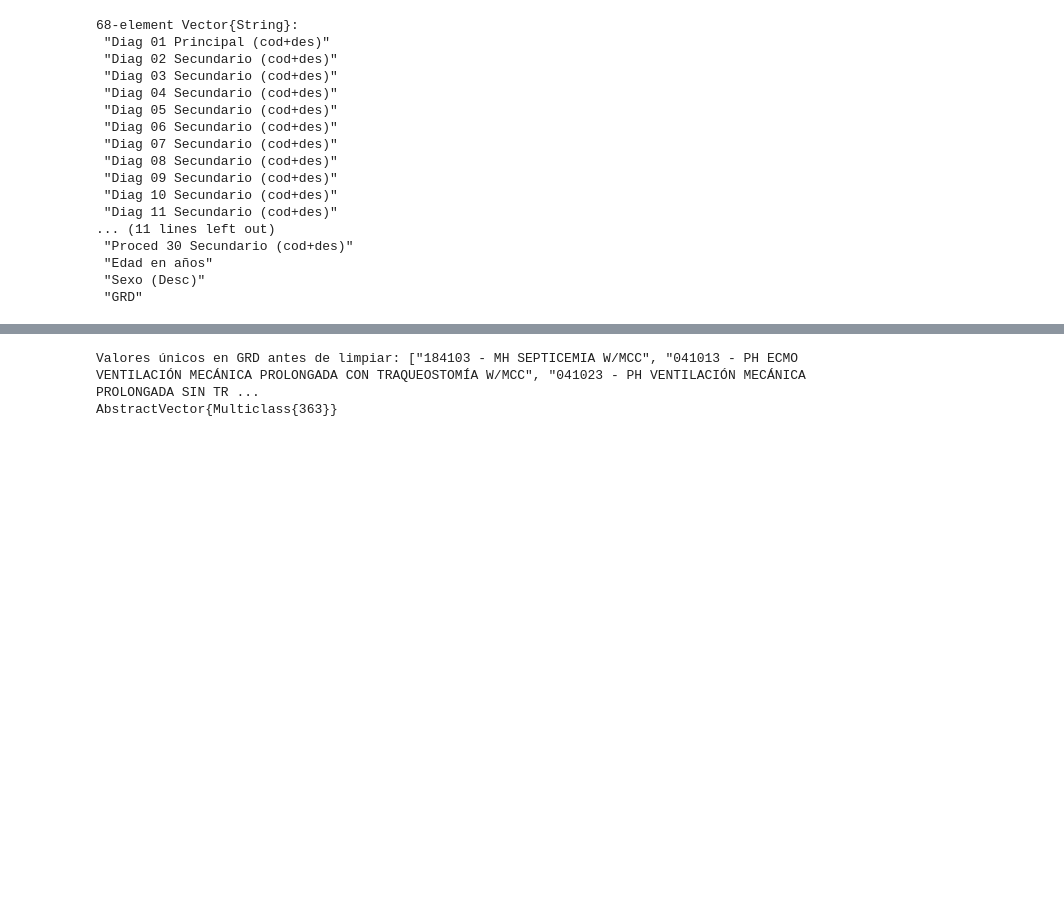
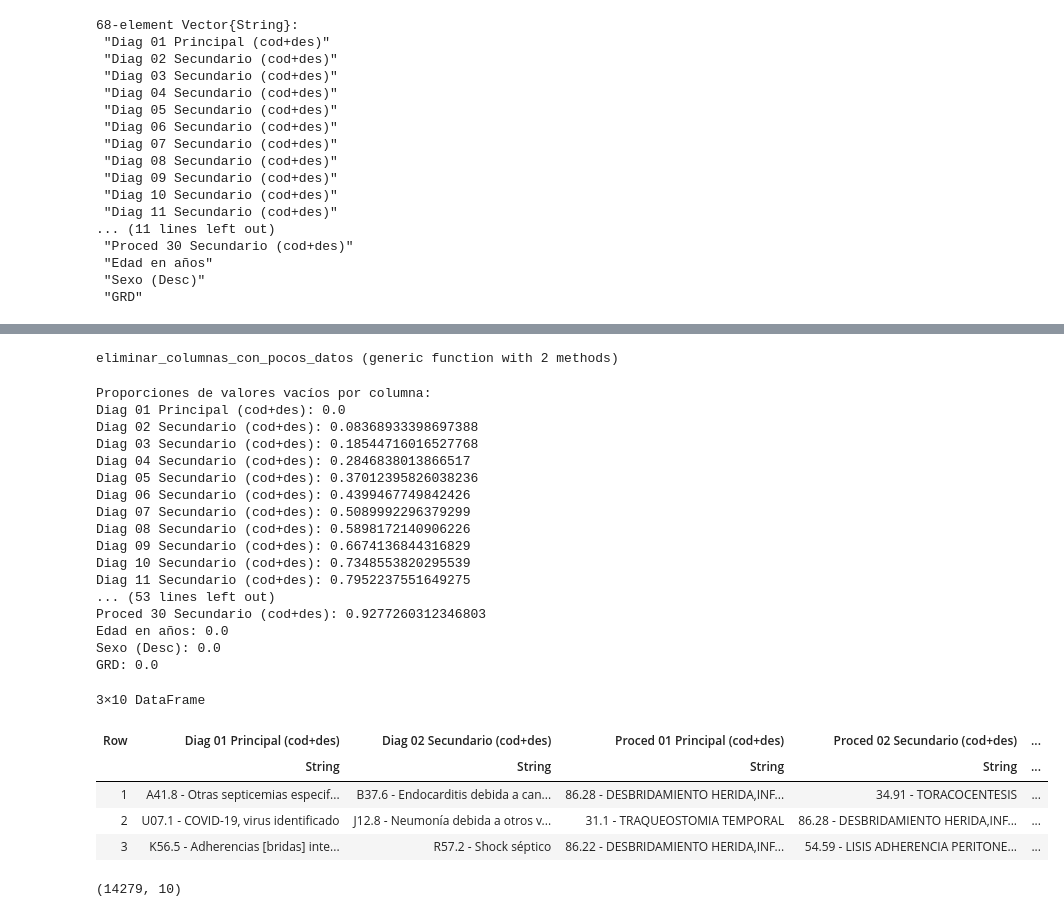
Before and after one commit to Coragg/GRDprediction, a Jupyter notebook: julia/BalancearDatos.ipynb, the cells around one changed output, grey strips where cells are left out. Saved outputs shown, nothing was run; the diff lists cells and outputs as text; code cells hidden in the pictures; blank space fills up the shorter version.

```diff
--- a/julia/BalancearDatos.ipynb
+++ b/julia/BalancearDatos.ipynb
@@ -10,7 +12,7 @@ using CSV, DataFrames, Imbalance, MLJ, MultivariateStats, CategoricalArrays
 # %%
 file_path = "../data/filtered_data_elpino.csv"
-df = CSV.read(file_path, DataFrame; missingstring=["NA", "NULL", "-"], delim=';')
-first(df, 3)
+filter_dataset = CSV.read(file_path, DataFrame; missingstring=["NA", "NULL", "-"], delim=';')
+first(filter_dataset, 3)
 # %% [output]
 3×68 DataFrame
 | Row | Diag 01 Principal (cod+des) | Diag 02 Secundario (cod+des) | Diag 03 Secundario (cod+des) | Diag 04 Secundario (cod+des) | ... |
@@ -114,21 +43,39 @@ df."Sexo (Desc)" = levelcode.(categorical(df."Sexo (Desc)"))  # Convertir sexo a
-# %%
-# Verificar valores únicos en GRD
-println("Valores únicos en GRD antes de limpiar: ", unique(df."GRD"))
-
-# Eliminar filas donde GRD es missing o vacío
-filter!(row -> !ismissing(row."GRD") && !isempty(string(row."GRD")), df)
-
-# 2. Convertir a categórico con manejo seguro
-try
-    df."GRD" = categorical(df."GRD")
-catch e
-    @warn "Error al convertir GRD a categórico: $e"
-    # Si falla, forzar tipo String primero
-    df."GRD" = categorical(string.(df."GRD"))
-end
-
-# Verificar resultado
-println(scitype(df."GRD"))  # Debería mostrar AbstractVector{<:Finite}
-# %% [output]
-Valores únicos en GRD antes de limpiar: ["184103 - MH SEPTICEMIA W/MCC", "041013 - PH ECMO VENTILACIÓN MECÁNICA PROLONGADA CON TRAQUEOSTOMÍA W/MCC", "041023 - PH VENTILACIÓN MECÁNICA PROLONGADA SIN TR ...
-AbstractVector{Multiclass{363}}
+# %%
+function eliminar_columnas_con_pocos_datos(df::DataFrame, porcentaje_umbral::Float64 = 0.9)::DataFrame
+    umbral = Int(ceil(porcentaje_umbral * nrow(df)))
+    columnas_a_mantener = [col for col in names(df) if count(!ismissing, df[!, col]) >= umbral]
+    return df[!, columnas_a_mantener]
+end
+# %% [output]
+eliminar_columnas_con_pocos_datos (generic function with 2 methods)
+# %%
+clean_data = eliminar_columnas_vacias(filter_dataset, 0.10)
+first(clean_data, 3)
+# %% [output]
+Proporciones de valores vacíos por columna:
+Diag 01 Principal (cod+des): 0.0
+Diag 02 Secundario (cod+des): 0.08368933398697388
+Diag 03 Secundario (cod+des): 0.18544716016527768
+Diag 04 Secundario (cod+des): 0.2846838013866517
+Diag 05 Secundario (cod+des): 0.37012395826038236
+Diag 06 Secundario (cod+des): 0.4399467749842426
+Diag 07 Secundario (cod+des): 0.5089992296379299
+Diag 08 Secundario (cod+des): 0.5898172140906226
+Diag 09 Secundario (cod+des): 0.6674136844316829
+Diag 10 Secundario (cod+des): 0.7348553820295539
+Diag 11 Secundario (cod+des): 0.7952237551649275
+... (53 lines left out)
+Proced 30 Secundario (cod+des): 0.9277260312346803
+Edad en años: 0.0
+Sexo (Desc): 0.0
+GRD: 0.0
+3×10 DataFrame
+| Row | Diag 01 Principal (cod+des) | Diag 02 Secundario (cod+des) | Proced 01 Principal (cod+des) | Proced 02 Secundario (cod+des) | ... |
+|  | String | String | String | String | ... |
+| 1 | A41.8 - Otras septicemias especif... | B37.6 - Endocarditis debida a can... | 86.28 - DESBRIDAMIENTO HERIDA,INF... | 34.91 - TORACOCENTESIS | ... |
+| 2 | U07.1 - COVID-19, virus identificado | J12.8 - Neumonía debida a otros v... | 31.1 - TRAQUEOSTOMIA TEMPORAL | 86.28 - DESBRIDAMIENTO HERIDA,INF... | ... |
+| 3 | K56.5 - Adherencias [bridas] inte... | R57.2 - Shock séptico | 86.22 - DESBRIDAMIENTO HERIDA,INF... | 54.59 - LISIS ADHERENCIA PERITONE... | ... |
+# %%
+row, column = size(clean_data)
+# %% [output]
+(14279, 10)
```
Also changed, not shown: parts of 6 cells of this notebook, 2 other files.
